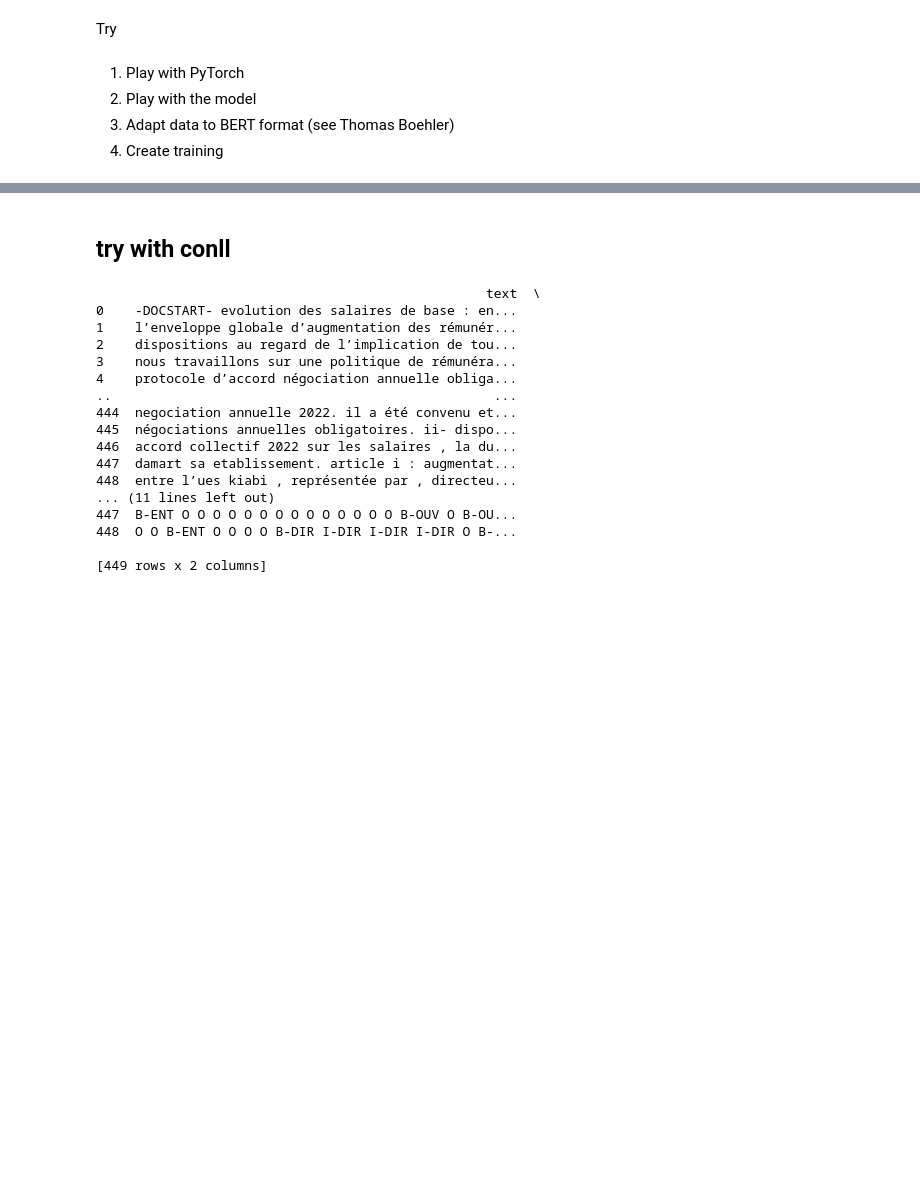
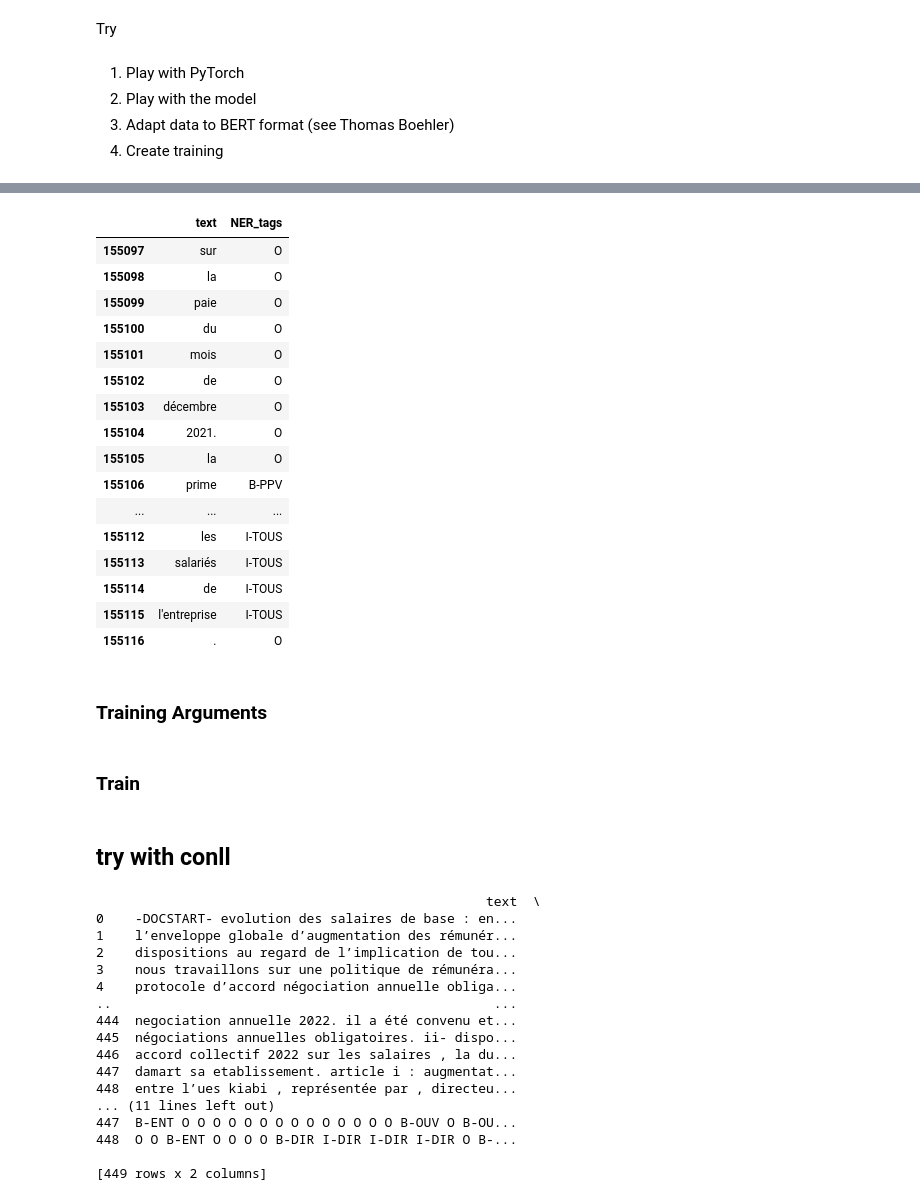
Before and after one commit to JonathanGarson/CamemBERT_NER_2023, a Jupyter notebook: notebooks/draft/bert_finetuning_draft.ipynb, the cells around one changed output, grey strips where cells are left out. Cells and saved outputs as stored; diff of their text form; code cells hidden in the pictures; blank space fills up the shorter version.

```diff
--- a/notebooks/draft/bert_finetuning_draft.ipynb
+++ b/notebooks/draft/bert_finetuning_draft.ipynb
@@ -20,0 +433,46 @@ from datasets import load_metric
+# %%
+with open(conll_path, 'r', encoding='utf-8') as file:
+        conll_data = file.read()
+lines = conll_data.strip().split('\n')
+data = [line.split() for line in lines]
+# data
+
+# tokens = []
+# for line in data:
+#     if line != []:
+#         print(line)
+#         print(line[-1])
+
+# # Extract tokens and labels into separate lists
+
+tokens = [line[0] for line in data if line]
+labels = [line[-1] for line in data if line]
+
+# # Create a list of lists containing tokens and labels
+result = list(zip(tokens, labels))
+column_names = ["text", "NER_tags"]
+df = pd.DataFrame(result, columns=column_names)
+df.tail(20)
+
+# # df_org["formated_labels"] = df_org["label"].apply(lambda x: format_labels(x))
+# df.head()
+# %% [output]
+|  | text | NER_tags |
+| 155097 | sur | O |
+| 155098 | la | O |
+| 155099 | paie | O |
+| 155100 | du | O |
+| 155101 | mois | O |
+| 155102 | de | O |
+| 155103 | décembre | O |
+| 155104 | 2021. | O |
+| 155105 | la | O |
+| 155106 | prime | B-PPV |
+| ... | ... | ... |
+| 155112 | les | I-TOUS |
+| 155113 | salariés | I-TOUS |
+| 155114 | de | I-TOUS |
+| 155115 | l'entreprise | I-TOUS |
+| 155116 | . | O |
+# %% [markdown]
+### Training Arguments
@@ -20,0 +532,2 @@ from datasets import load_metric
+# %% [markdown]
+### Train
```
Also changed, not shown: parts of 10 cells of this notebook, 1 other file.
